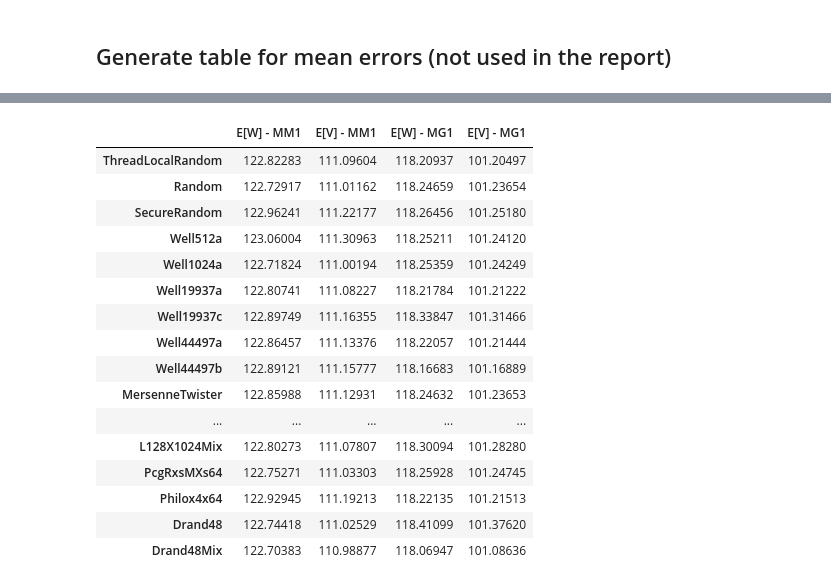
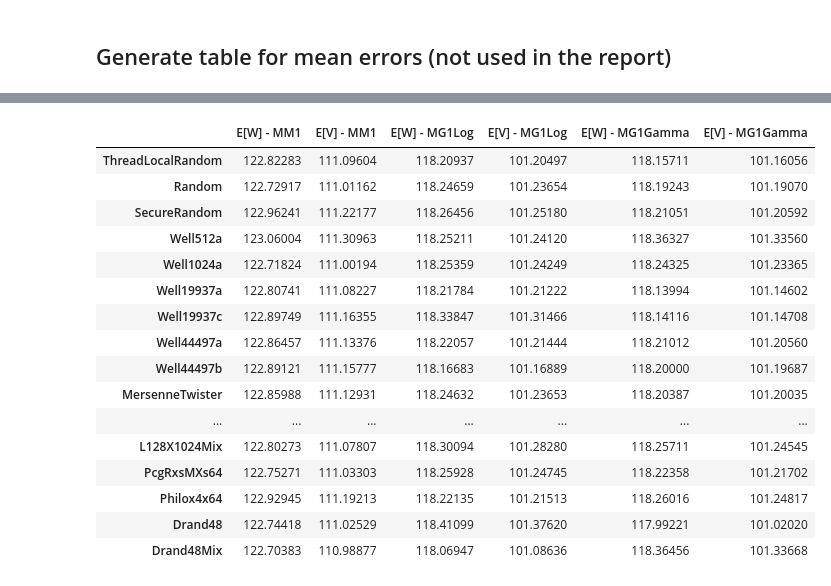
Before and after one commit to A-Herzog/PRNG-DES-Benchmarks, a Jupyter notebook: Results2.ipynb, the cells around one changed output, grey strips where cells are left out. Drawn from its saved outputs; the diff is of its cells as text; code cells hidden in the pictures.

```diff
--- a/Results2.ipynb
+++ b/Results2.ipynb
@@ -13,9 +13,11 @@ plt.style.use('seaborn-v0_8')
 ## Load and process data
 # %%
 df_MM1rho90 = pd.read_csv("statistics/results2MM1rho90.txt", header=None, names=["rng_mode", "EW", "EV", "ENQ", "EN", "time"], sep="\t")
-df_MG1rho90 = pd.read_csv("statistics/results2MG1rho90.txt", header=None, names=["rng_mode", "EW", "EV", "ENQ", "EN", "time"], sep="\t")
+df_MG1LogRho90 = pd.read_csv("statistics/results2MG1LogRho90.txt", header=None, names=["rng_mode", "EW", "EV", "ENQ", "EN", "time"], sep="\t")
+df_MG1GammaRho90 = pd.read_csv("statistics/results2MG1GammaRho90.txt", header=None, names=["rng_mode", "EW", "EV", "ENQ", "EN", "time"], sep="\t")
 df_MM1rho95 = pd.read_csv("statistics/results2MM1rho95.txt", header=None, names=["rng_mode", "EW", "EV", "ENQ", "EN", "time"], sep="\t")
-df_MG1rho95 = pd.read_csv("statistics/results2MG1rho95.txt", header=None, names=["rng_mode", "EW", "EV", "ENQ", "EN", "time"], sep="\t")
+df_MG1LogRho95 = pd.read_csv("statistics/results2MG1LogRho95.txt", header=None, names=["rng_mode", "EW", "EV", "ENQ", "EN", "time"], sep="\t")
+df_MG1GammaRho95 = pd.read_csv("statistics/results2MG1GammaRho95.txt", header=None, names=["rng_mode", "EW", "EV", "ENQ", "EN", "time"], sep="\t")
 # %%
 generators=df_MM1rho90["rng_mode"].drop_duplicates().tolist()
 # %% [markdown]
@@ -49,5 +51,7 @@ def color_all(fig):
 # %%
 EW1 = [(df_MM1rho90[df_MM1rho90["rng_mode"] == generator]["EW"] - 810) / 810 * 100 for generator in generators]
 EW2 = [(df_MM1rho95[df_MM1rho95["rng_mode"] == generator]["EW"] - 1805) / 1805 * 100 for generator in generators]
-EW3 = [(df_MG1rho90[df_MG1rho90["rng_mode"] == generator]["EW"] - 506.25) / 506.25 * 100 for generator in generators]
-EW4 = [(df_MG1rho95[df_MG1rho95["rng_mode"] == generator]["EW"] - 1105) / 1105 * 100 for generator in generators]
+EW3Log = [(df_MG1LogRho90[df_MG1LogRho90["rng_mode"] == generator]["EW"] - 506.25) / 506.25 * 100 for generator in generators]
+EW3Gamma = [(df_MG1GammaRho90[df_MG1GammaRho90["rng_mode"] == generator]["EW"] - 506.25) / 506.25 * 100 for generator in generators]
+EW4Log = [(df_MG1LogRho95[df_MG1LogRho95["rng_mode"] == generator]["EW"] - 1105) / 1105 * 100 for generator in generators]
+EW4Gamma = [(df_MG1GammaRho95[df_MG1GammaRho95["rng_mode"] == generator]["EW"] - 1105) / 1105 * 100 for generator in generators]
@@ -162,14 +239,23 @@ for generator in generators:
 d["E[W] - MM1"] = EW_error
 d["E[V] - MM1"] = EV_error
 
-df = df_MG1rho90
+df = df_MG1LogRho90
 EW_error = []
 EV_error = []
 for generator in generators:
     EW_error.append(round(abs(df[df["rng_mode"] == generator]["EW"].mean() - 506.25) / 506.25 * 100, 5))
     EV_error.append(round(abs(df[df["rng_mode"] == generator]["EV"].mean() - 596.25) / 596.25 * 100, 5))
-d["E[W] - MG1"] = EW_error
-d["E[V] - MG1"] = EV_error
+d["E[W] - MG1Log"] = EW_error
+d["E[V] - MG1Log"] = EV_error
+
+df = df_MG1GammaRho90
+EW_error = []
+EV_error = []
+for generator in generators:
+    EW_error.append(round(abs(df[df["rng_mode"] == generator]["EW"].mean() - 506.25) / 506.25 * 100, 5))
+    EV_error.append(round(abs(df[df["rng_mode"] == generator]["EV"].mean() - 596.25) / 596.25 * 100, 5))
+d["E[W] - MG1Gamma"] = EW_error
+d["E[V] - MG1Gamma"] = EV_error
 
 df_mean = pd.DataFrame(d, index=generators)
 
@@ -241,45 +327,54 @@ print(s.to_html())
 # %%
 d = {}
 
 df = df_MM1rho95
 EW_error = []
 EV_error = []
 for generator in generators:
     EW_error.append(round(abs(df[df["rng_mode"] == generator]["EW"].mean() - 810) / 810 * 100, 5))
     EV_error.append(round(abs(df[df["rng_mode"] == generator]["EV"].mean() - 900) / 900 * 100, 5))
 d["E[W] - MM1"] = EW_error
 d["E[V] - MM1"] = EV_error
 
-df = df_MG1rho95
+df = df_MG1LogRho95
 EW_error = []
 EV_error = []
 for generator in generators:
     EW_error.append(round(abs(df[df["rng_mode"] == generator]["EW"].mean() - 506.25) / 506.25 * 100, 5))
     EV_error.append(round(abs(df[df["rng_mode"] == generator]["EV"].mean() - 596.25) / 596.25 * 100, 5))
-d["E[W] - MG1"] = EW_error
-d["E[V] - MG1"] = EV_error
+d["E[W] - MG1Log"] = EW_error
+d["E[V] - MG1Log"] = EV_error
+
+df = df_MG1GammaRho95
+EW_error = []
+EV_error = []
+for generator in generators:
+    EW_error.append(round(abs(df[df["rng_mode"] == generator]["EW"].mean() - 506.25) / 506.25 * 100, 5))
+    EV_error.append(round(abs(df[df["rng_mode"] == generator]["EV"].mean() - 596.25) / 596.25 * 100, 5))
+d["E[W] - MG1Gamma"] = EW_error
+d["E[V] - MG1Gamma"] = EV_error
 
 df_mean = pd.DataFrame(d, index=generators)
 
 df_mean
 # %% [output]
-|  | E[W] - MM1 | E[V] - MM1 | E[W] - MG1 | E[V] - MG1 |
-| ThreadLocalRandom | 122.82283 | 111.09604 | 118.20937 | 101.20497 |
-| Random | 122.72917 | 111.01162 | 118.24659 | 101.23654 |
-| SecureRandom | 122.96241 | 111.22177 | 118.26456 | 101.25180 |
-| Well512a | 123.06004 | 111.30963 | 118.25211 | 101.24120 |
-| Well1024a | 122.71824 | 111.00194 | 118.25359 | 101.24249 |
-| Well19937a | 122.80741 | 111.08227 | 118.21784 | 101.21222 |
-| Well19937c | 122.89749 | 111.16355 | 118.33847 | 101.31466 |
-| Well44497a | 122.86457 | 111.13376 | 118.22057 | 101.21444 |
-| Well44497b | 122.89121 | 111.15777 | 118.16683 | 101.16889 |
-| MersenneTwister | 122.85988 | 111.12931 | 118.24632 | 101.23653 |
-| ... | ... | ... | ... | ... |
-| L128X1024Mix | 122.80273 | 111.07807 | 118.30094 | 101.28280 |
-| PcgRxsMXs64 | 122.75271 | 111.03303 | 118.25928 | 101.24745 |
-| Philox4x64 | 122.92945 | 111.19213 | 118.22135 | 101.21513 |
-| Drand48 | 122.74418 | 111.02529 | 118.41099 | 101.37620 |
-| Drand48Mix | 122.70383 | 110.98877 | 118.06947 | 101.08636 |
+|  | E[W] - MM1 | E[V] - MM1 | E[W] - MG1Log | E[V] - MG1Log | E[W] - MG1Gamma | E[V] - MG1Gamma |
+| ThreadLocalRandom | 122.82283 | 111.09604 | 118.20937 | 101.20497 | 118.15711 | 101.16056 |
+| Random | 122.72917 | 111.01162 | 118.24659 | 101.23654 | 118.19243 | 101.19070 |
+| SecureRandom | 122.96241 | 111.22177 | 118.26456 | 101.25180 | 118.21051 | 101.20592 |
+| Well512a | 123.06004 | 111.30963 | 118.25211 | 101.24120 | 118.36327 | 101.33560 |
+| Well1024a | 122.71824 | 111.00194 | 118.25359 | 101.24249 | 118.24325 | 101.23365 |
+| Well19937a | 122.80741 | 111.08227 | 118.21784 | 101.21222 | 118.13994 | 101.14602 |
+| Well19937c | 122.89749 | 111.16355 | 118.33847 | 101.31466 | 118.14116 | 101.14708 |
+| Well44497a | 122.86457 | 111.13376 | 118.22057 | 101.21444 | 118.21012 | 101.20560 |
+| Well44497b | 122.89121 | 111.15777 | 118.16683 | 101.16889 | 118.20000 | 101.19687 |
+| MersenneTwister | 122.85988 | 111.12931 | 118.24632 | 101.23653 | 118.20387 | 101.20035 |
+| ... | ... | ... | ... | ... | ... | ... |
+| L128X1024Mix | 122.80273 | 111.07807 | 118.30094 | 101.28280 | 118.25711 | 101.24545 |
+| PcgRxsMXs64 | 122.75271 | 111.03303 | 118.25928 | 101.24745 | 118.22358 | 101.21702 |
+| Philox4x64 | 122.92945 | 111.19213 | 118.22135 | 101.21513 | 118.26016 | 101.24817 |
+| Drand48 | 122.74418 | 111.02529 | 118.41099 | 101.37620 | 117.99221 | 101.02020 |
+| Drand48Mix | 122.70383 | 110.98877 | 118.06947 | 101.08636 | 118.36456 | 101.33668 |
 # %%
 
 s = df_mean.style.format("{:.3f}\\,\\%").set_caption("Mean Error (in \\%)").set_table_styles([{
```
Also changed, not shown: parts of 12 cells of this notebook, 15 other files.
